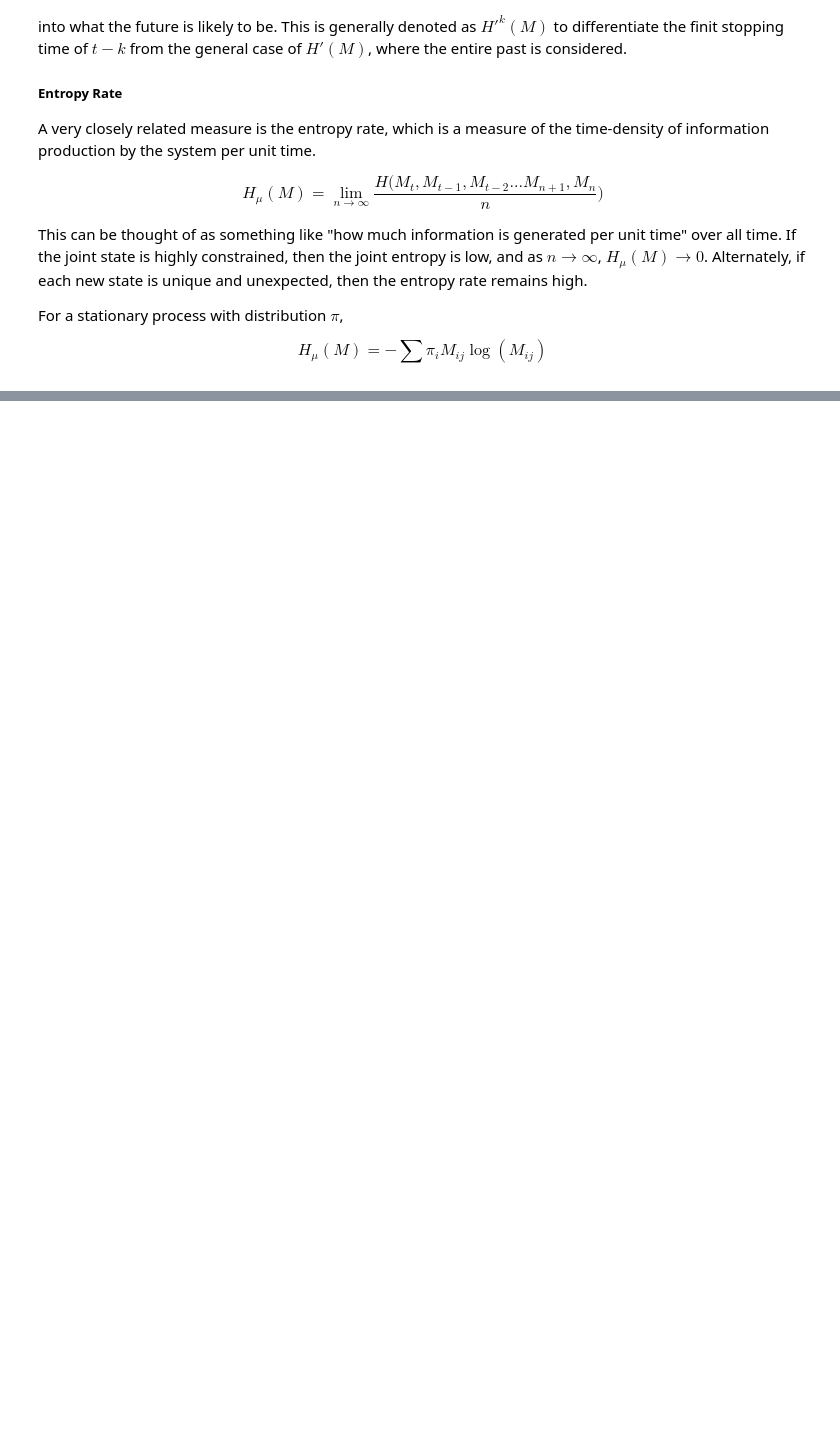
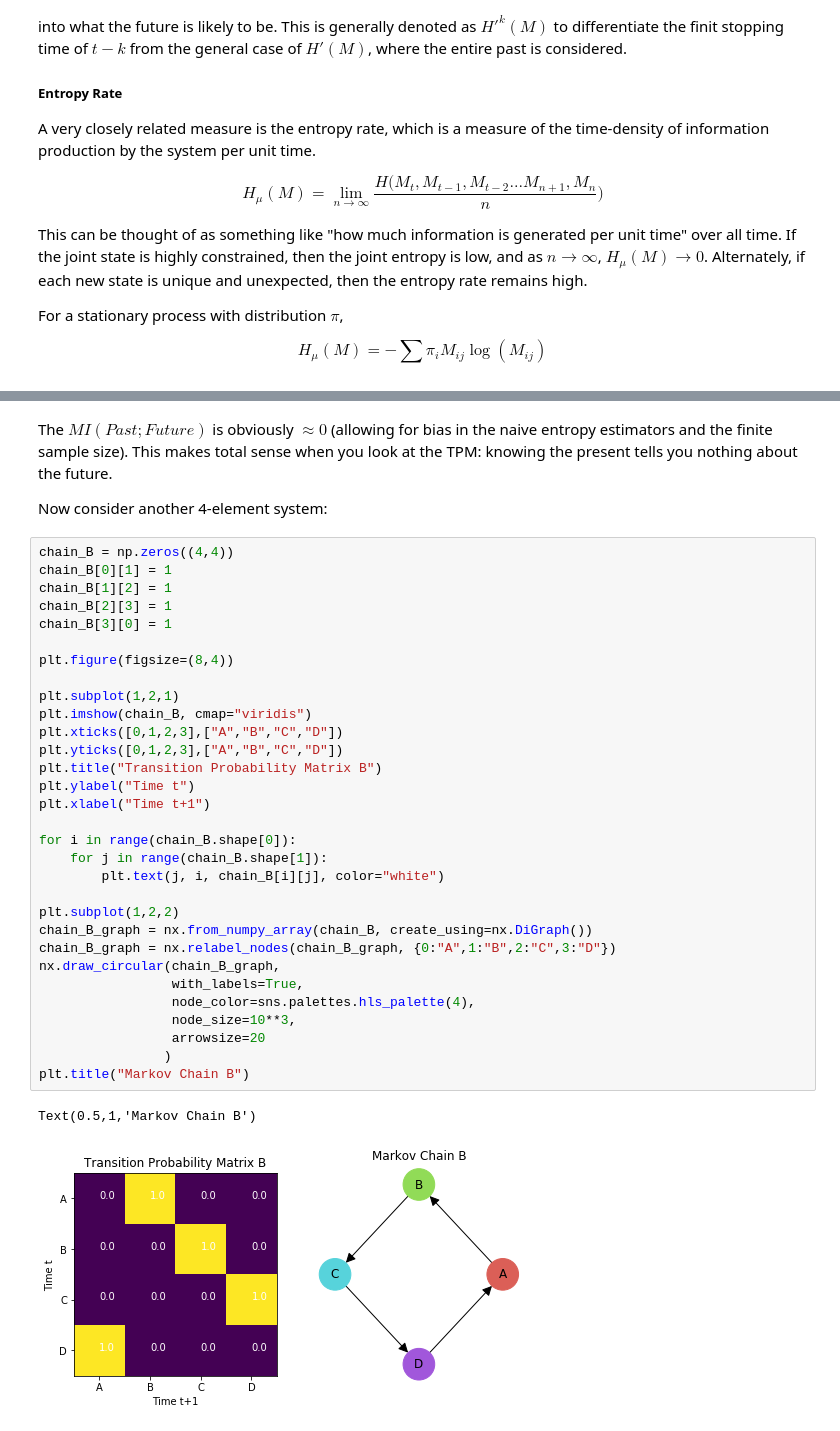
Before and after one commit to thosvarley/info-theory-group, a Jupyter notebook: Meeting4_10_2_2020.ipynb, the cells around one changed output, grey strips where cells are left out. Cells and saved outputs as stored; diff of their text form; blank space fills up the shorter version.

```diff
--- a/Meeting4_10_2_2020.ipynb
+++ b/Meeting4_10_2_2020.ipynb
@@ -249,0 +321,38 @@ When dealing with a complex system that evolves through time, a natural question
+# %% [markdown]
+The $MI(Past ; Future)$ is obviously $\approx 0$ (allowing for bias in the naive entropy estimators and the finite sample size). This makes total sense when you look at the TPM: knowing the present tells you nothing about the future.
+
+Now consider another 4-element system:
+# %%
+chain_B = np.zeros((4,4))
+chain_B[0][1] = 1
+chain_B[1][2] = 1
+chain_B[2][3] = 1
+chain_B[3][0] = 1
+
+plt.figure(figsize=(8,4))
+
+plt.subplot(1,2,1)
+plt.imshow(chain_B, cmap="viridis")
+plt.xticks([0,1,2,3],["A","B","C","D"])
+plt.yticks([0,1,2,3],["A","B","C","D"])
+plt.title("Transition Probability Matrix B")
+plt.ylabel("Time t")
+plt.xlabel("Time t+1")
+
+for i in range(chain_B.shape[0]):
+    for j in range(chain_B.shape[1]):
+        plt.text(j, i, chain_B[i][j], color="white")
+
+plt.subplot(1,2,2)
+chain_B_graph = nx.from_numpy_array(chain_B, create_using=nx.DiGraph())
+chain_B_graph = nx.relabel_nodes(chain_B_graph, {0:"A",1:"B",2:"C",3:"D"})
+nx.draw_circular(chain_B_graph,
+                 with_labels=True,
+                 node_color=sns.palettes.hls_palette(4),
+                 node_size=10**3,
+                 arrowsize=20
+                )
+plt.title("Markov Chain B")
+# %% [output]
+Text(0.5,1,'Markov Chain B')
+[figure, added]
```
Also changed, not shown: parts of 19 cells of this notebook.
